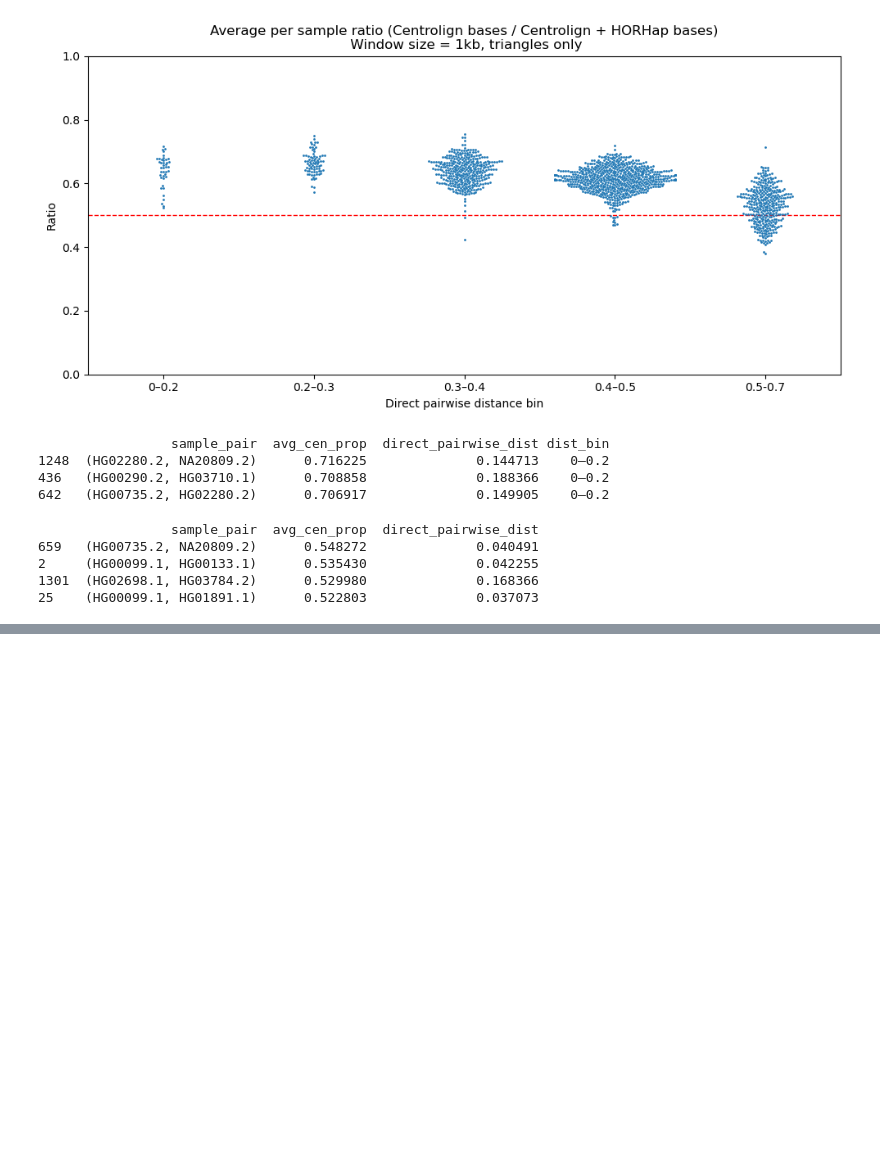
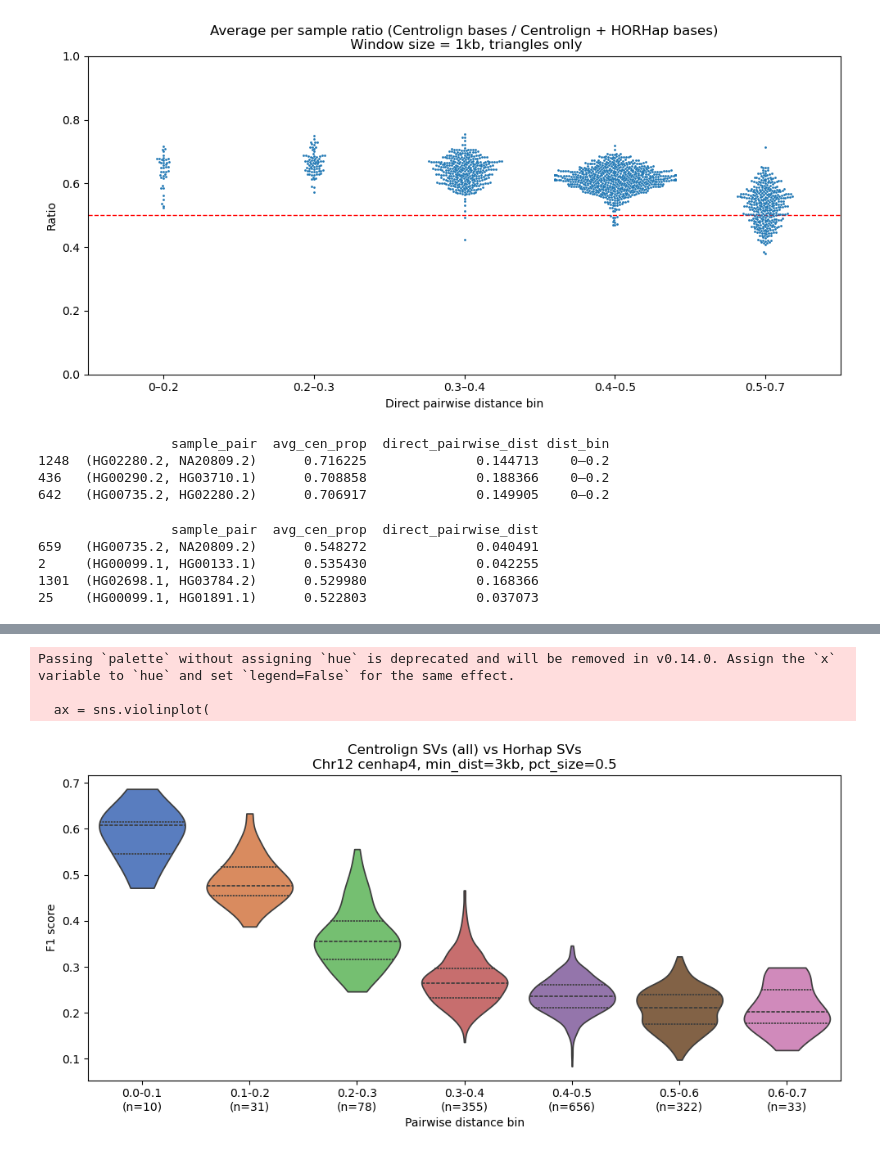
Before and after one commit to miramastoras/centrolign_analysis, a Jupyter notebook: analysis_notes/release2_QC_v2/notebooks/horhap_SV_concordance.ipynb, the cells around one changed output, grey strips where cells are left out. Cells and saved outputs as stored; diff of their text form; code cells hidden in the pictures; blank space fills up the shorter version.

```diff
--- a/analysis_notes/release2_QC_v2/notebooks/horhap_SV_concordance.ipynb
+++ b/analysis_notes/release2_QC_v2/notebooks/horhap_SV_concordance.ipynb
@@ -1038,0 +1167,57 @@ print(top3)
+# %%
+import pandas as pd
+import numpy as np
+import seaborn as sns
+import matplotlib.pyplot as plt
+
+# 1️⃣ Create bins for pairwise distance (0–0.7)
+bins = np.arange(0, 0.8, 0.1)  # 0.0, 0.1, ..., 0.7
+labels = [f"{round(bins[i],1)}-{round(bins[i+1],1)}" for i in range(len(bins)-1)]
+
+merged_df["dist_bin"] = pd.cut(
+    merged_df["direct_pairwise_dist"],
+    bins=bins,
+    labels=labels,
+    include_lowest=True
+)
+
+# 2️⃣ Count number of rows per bin (preserve bin order)
+bin_counts = (
+    merged_df["dist_bin"]
+    .value_counts()
+    .reindex(labels, fill_value=0)
+)
+
+# 3️⃣ Plot violin plot
+plt.figure(figsize=(10,5))
+ax = sns.violinplot(
+    data=merged_df,
+    x="dist_bin",
+    y="F1",
+    inner="quartile",   # median + quartiles
+    cut=0,              # limit tails to data range
+    palette="muted"
+)
+
+# 4️⃣ Replace x-axis labels with bin + count
+xtick_labels = [
+    f"{label}\n(n={bin_counts[label]})"
+    for label in labels
+]
+ax.set_xticklabels(xtick_labels)
+
+# 5️⃣ Labels and formatting
+ax.set_xlabel("Pairwise distance bin")
+ax.set_ylabel("F1 score")
+ax.set_title(
+    "Centrolign SVs (all) vs Horhap SVs\n"
+    "Chr12 cenhap4, min_dist=3kb, pct_size=0.5"
+)
+
+plt.tight_layout()
+plt.show()
+# %% [output]
+Passing `palette` without assigning `hue` is deprecated and will be removed in v0.14.0. Assign the `x` variable to `hue` and set `legend=False` for the same effect.
+
+  ax = sns.violinplot(
+[figure, added]
```
Also changed, not shown: parts of 17 cells of this notebook, 2 other files.
